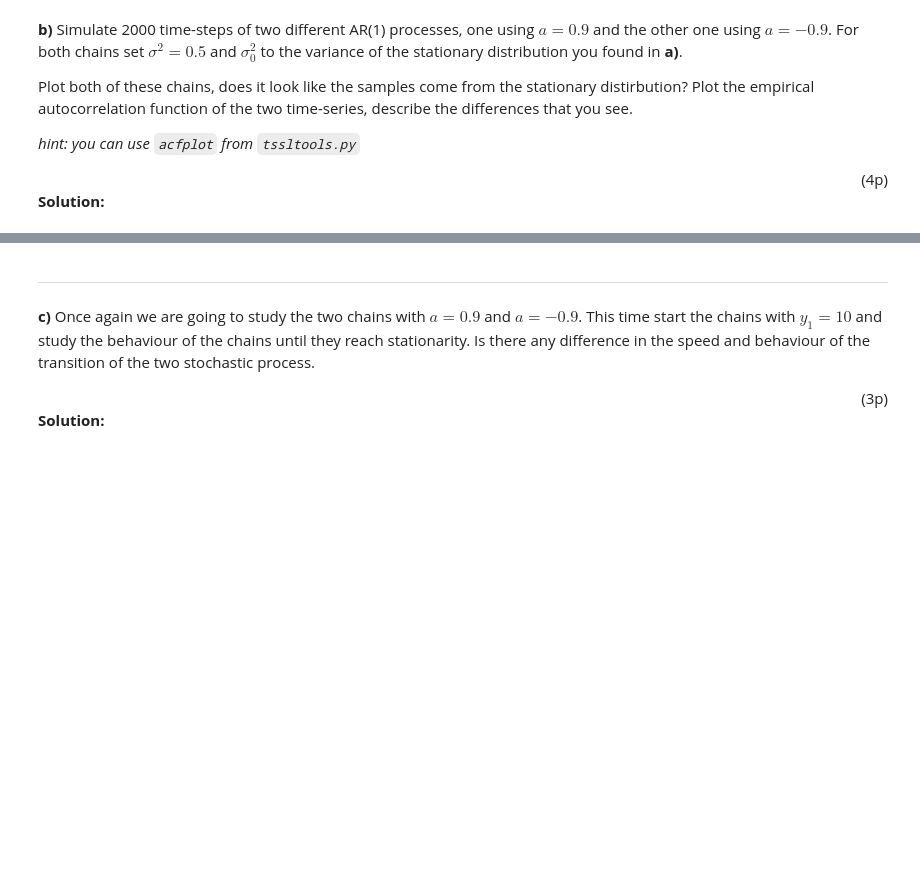
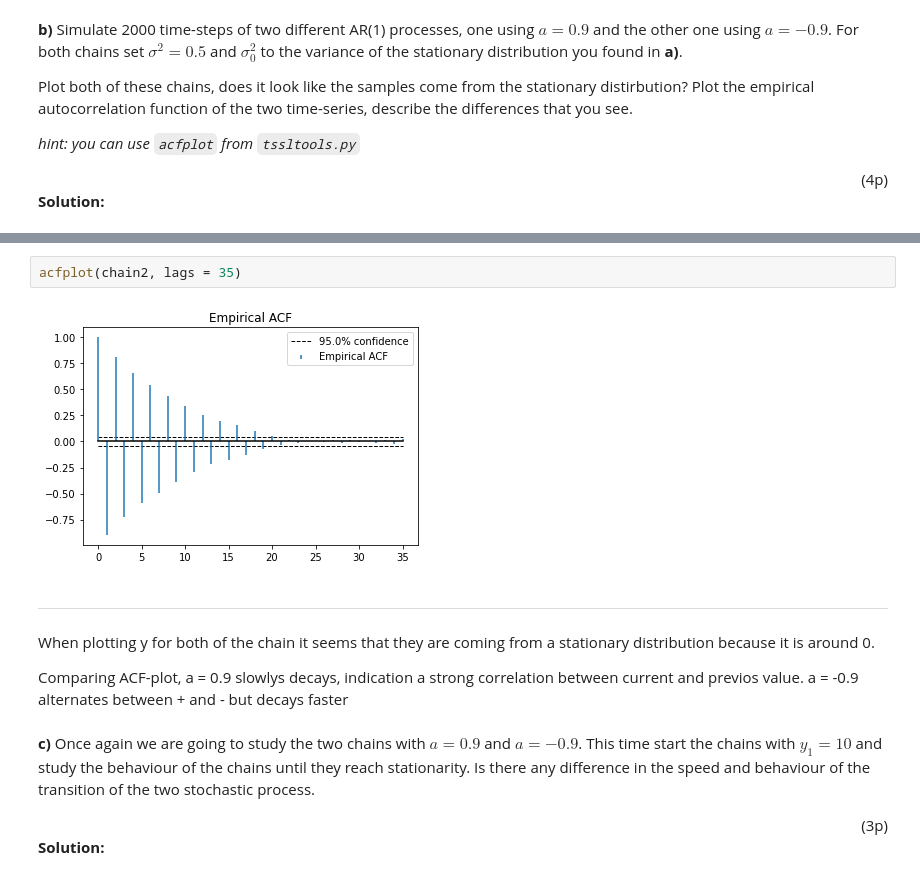
Before and after one commit to willewiik/Time-Series-and-Sequence-Learning, a Jupyter notebook: old_exams/exam_21_12_03_TS/Problem1.ipynb, the cells around one changed output, grey strips where cells are left out. Cells and saved outputs as stored; diff of their text form; blank space fills up the shorter version.

```diff
--- a/old_exams/exam_21_12_03_TS/Problem1.ipynb
+++ b/old_exams/exam_21_12_03_TS/Problem1.ipynb
@@ -35,5 +102,15 @@ _hint: you can use `acfplot` from `tssltools.py`_
+# %%
+acfplot(chain2, lags = 35)
+# %% [output]
+[figure, added]
 # %% [markdown]
 ---
+# %% [markdown]
+When plotting y for both of the chain it seems that they are coming from a stationary distribution because it
+is around 0.
+
+Comparing ACF-plot, a = 0.9 slowlys decays, indication a strong correlation between current and previos value.
+a = -0.9 alternates between + and - but decays faster
 # %% [markdown]
 **c)** Once again we are going to study the two chains with $a=0.9$ and $a=-0.9$. This time start the chains with $y_1 = 10$ and study the behaviour of the chains until they reach stationarity. Is there any difference in the speed and behaviour of the transition of the two stochastic process.
 <div style="text-align: right"> (3p) </div>
```
Also changed, not shown: parts of 7 cells of this notebook.
